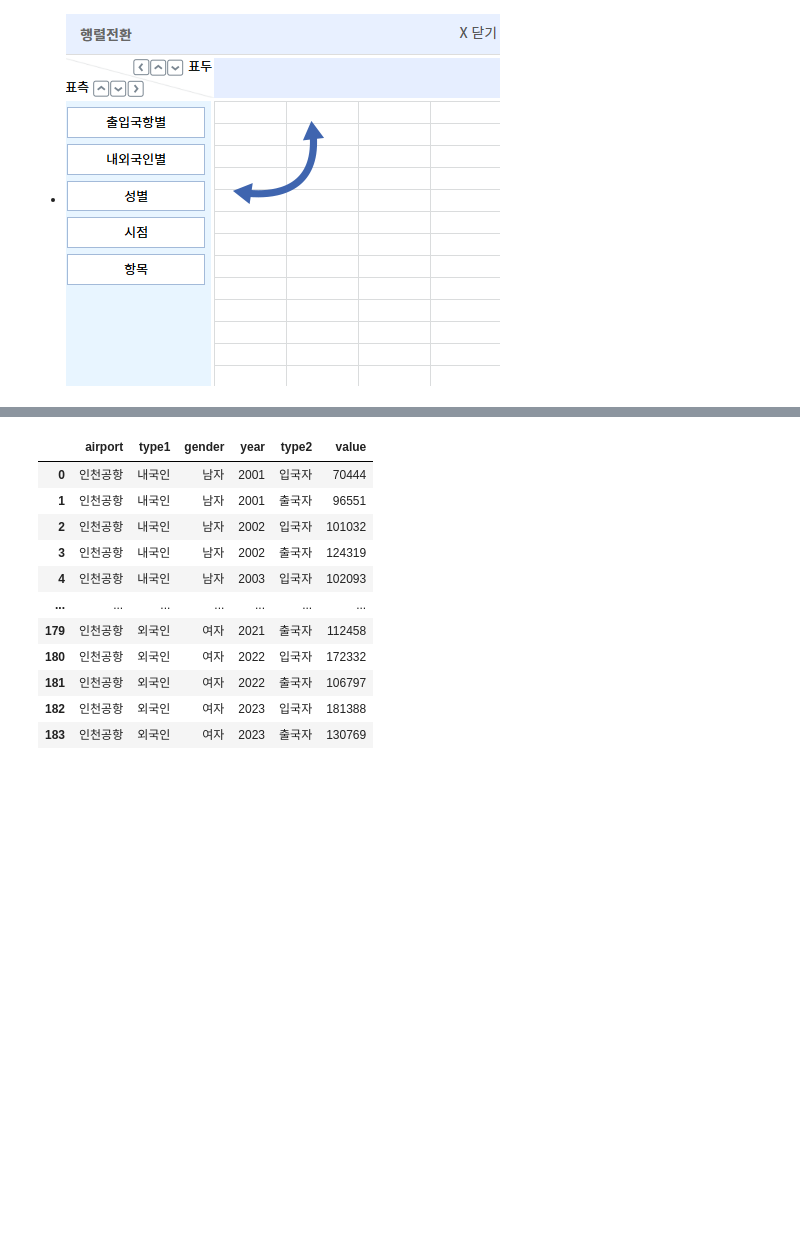
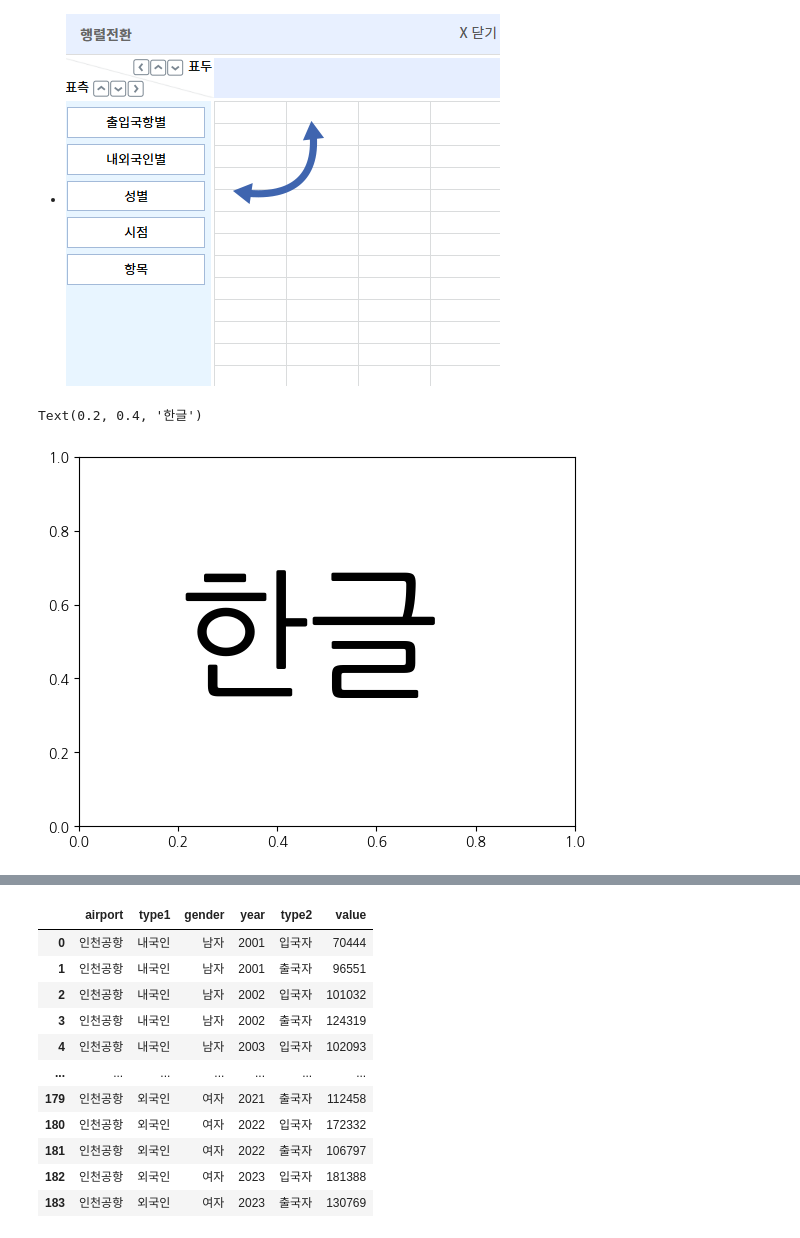
Before and after one commit to oatmealflyer/python, a Jupyter notebook: py11_인천공항이용자수분석.ipynb, the cells around one changed output, grey strips where cells are left out. Saved outputs shown, nothing was run; the diff lists cells and outputs as text; code cells hidden in the pictures; blank space fills up the shorter version.

```diff
--- a/py11_인천공항이용자수분석.ipynb
+++ b/py11_인천공항이용자수분석.ipynb
@@ -11,3 +11,12 @@ import matplotlib
 import matplotlib.pyplot as plt
 import matplotlib.font_manager as fm
+# %%
+#윈도우용 폰트 경로 설정
+path = "C:\\Windows\\Fonts\\NanumGothic.ttf"
+font_name =fm.FontProperties(fname=path).get_name()
+rc('font',family=font_name)
+plt.text(0.2,0.4,'한글',size=100)
+# %% [output]
+Text(0.2, 0.4, '한글')
+[figure, added]
 # %%
```
Also changed, not shown: parts of 16 cells of this notebook, 12 other files.
